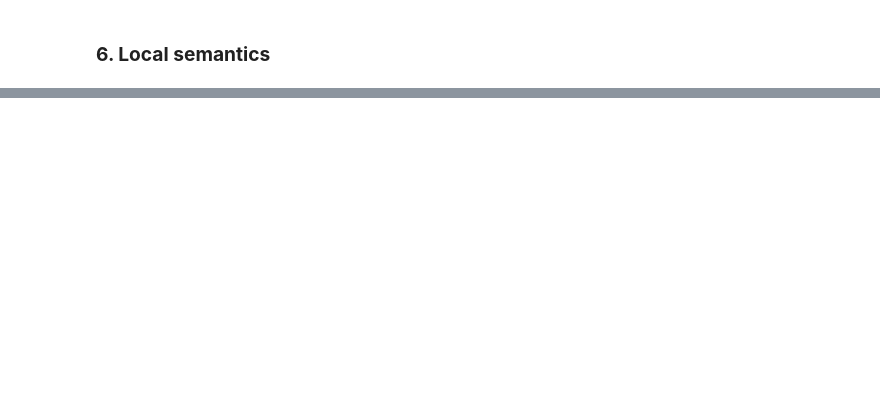
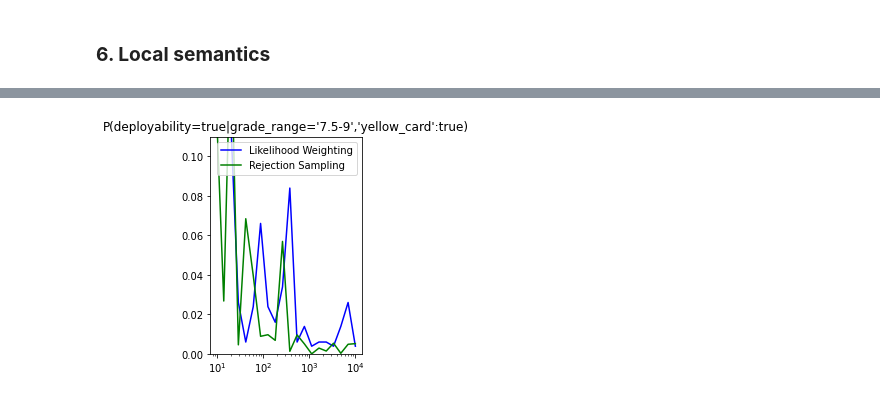
Before and after one commit to SalvoPisciotta/FantaBayesianNet, a Jupyter notebook: src/FantaBayesianNet.ipynb, the cells around one changed output, grey strips where cells are left out. Cells and saved outputs as stored; diff of their text form; code cells hidden in the pictures; blank space fills up the shorter version.

```diff
--- a/src/FantaBayesianNet.ipynb
+++ b/src/FantaBayesianNet.ipynb
@@ -486,0 +583,10 @@ P(goal|score_range = 7.5-9)
+# %%
+plt.subplot(122)
+plt.ylim(0,.11)
+plt.title("P(deployability=true|grade_range='7.5-9','yellow_card':true)")
+ELWCplot, = plt.semilogx(results['sample_size'],results['e_pgoal_LW'],'b',label="Likelihood Weighting")
+ERSCplot, = plt.semilogx(results['sample_size'],results['e_pgoal_RS'],'g',label="Rejection Sampling")
+plt.legend(handles=[ELWCplot,ERSCplot])
+plt.show()
+# %% [output]
+[figure, added]
```
Also changed, not shown: parts of 11 cells of this notebook.
